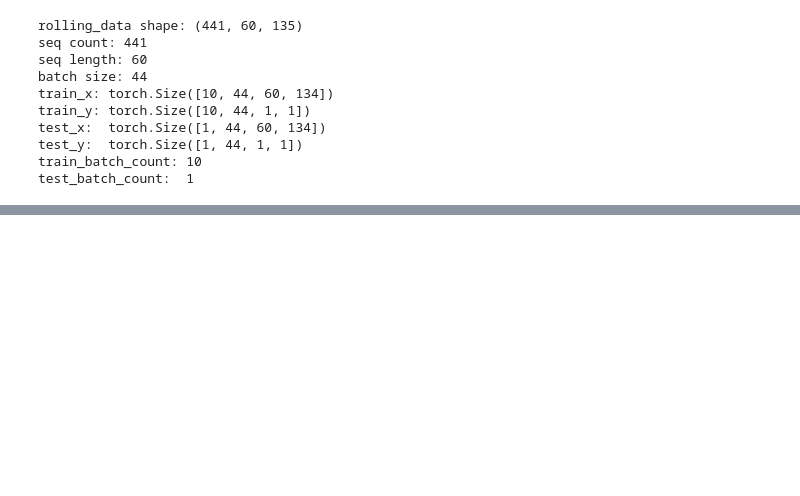
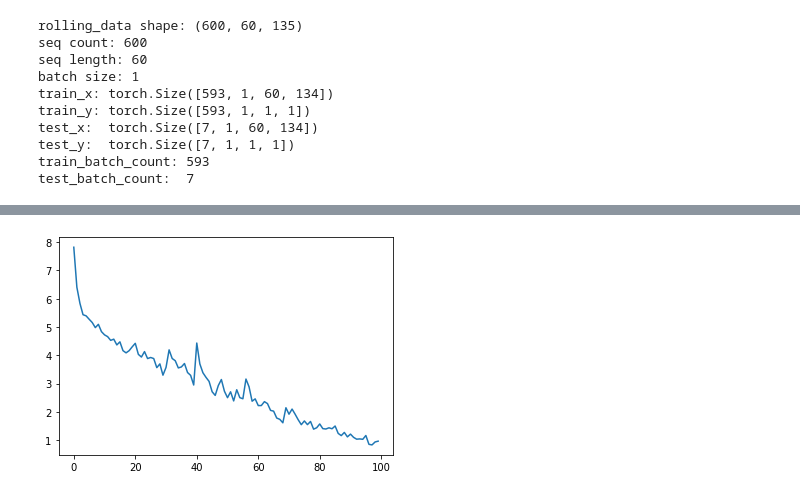
Before and after one commit to matrixleon18/SHUFE, a Jupyter notebook: jupyterlab/Model_LSTM2.ipynb, the cells around one changed output, grey strips where cells are left out. Saved outputs shown, nothing was run; the diff lists cells and outputs as text; code cells hidden in the pictures; blank space fills up the shorter version.

Commit message:
LSTM2模型改进了将h和c迭代输入到模型里进行train。

```diff
--- a/jupyterlab/Model_LSTM2.ipynb
+++ b/jupyterlab/Model_LSTM2.ipynb
@@ -29,8 +29,8 @@ dataset = dataset.fillna(0)
 # 将数据按照BATCH_SIZE的窗口进行滑动，每个窗口数据做一组
 # # 数据转成sequence的格式，这里定义每个seq的长度
 SEQ_LENGTH = 60
-BATCH_SIZE = 44                                                        # 注意：BATCH_SIZE是要能够整除(total_seq_count-1)的
-TEST_BATCH_COUNT = 1
+BATCH_SIZE = 1                                                        # 注意：BATCH_SIZE是要能够整除(total_seq_count-1)的
+TEST_BATCH_COUNT = 7
 Y_SEQ_LEN = 1                                                         # 要用2个y来表示预测的第一天和预测的第二天，对应 "future" 和 "future2",每个y都是1-D的，y的seq_len是2
 Y_DIM = 1
 X_DIM = dataset.shape[1]-Y_SEQ_LEN                                    # 表示输入的sequence里每个element有122维度，也是encoder的input_dim
@@ -48,9 +48,11 @@ print("seq count: {}".format(rolling_data.shape[0]))
 print("seq length: {}".format(SEQ_LENGTH))
 print("batch size: {}".format(BATCH_SIZE))
 
+test_seq_count = TEST_BATCH_COUNT * BATCH_SIZE
 
-train = rolling_data[:-1].reshape(-1, BATCH_SIZE, SEQ_LENGTH, X_DIM+Y_SEQ_LEN)           # 把数据转成 tain_batch_count x BATCH_SIZE x seq_len x in_dim 格式
-test  = rolling_data[-BATCH_SIZE:].reshape(-1, BATCH_SIZE, SEQ_LENGTH, X_DIM+Y_SEQ_LEN)  # 把数据转成 test_batch_count x BATCH_SIZE x seq_len x in_dim 格式
+
+train = rolling_data[:-test_seq_count].reshape(-1, BATCH_SIZE, SEQ_LENGTH, X_DIM+Y_SEQ_LEN)           # 把数据转成 tain_batch_count x BATCH_SIZE x seq_len x in_dim 格式
+test  = rolling_data[-test_seq_count:].reshape(-1, BATCH_SIZE, SEQ_LENGTH, X_DIM+Y_SEQ_LEN)           # 把数据转成 test_batch_count x BATCH_SIZE x seq_len x in_dim 格式
 
 train = torch.tensor(train)
 test  = torch.tensor(test)
@@ -76,16 +78,16 @@ print("test_y:  {}".format(test_y.shape))
 print("train_batch_count: {}".format(train.shape[0]))
 print("test_batch_count:  {}".format(test.shape[0]))
 # %% [output]
-rolling_data shape: (441, 60, 135)
-seq count: 441
+rolling_data shape: (600, 60, 135)
+seq count: 600
 seq length: 60
-batch size: 44
-train_x: torch.Size([10, 44, 60, 134])
-train_y: torch.Size([10, 44, 1, 1])
-test_x:  torch.Size([1, 44, 60, 134])
-test_y:  torch.Size([1, 44, 1, 1])
-train_batch_count: 10
-test_batch_count:  1
+batch size: 1
+train_x: torch.Size([593, 1, 60, 134])
+train_y: torch.Size([593, 1, 1, 1])
+test_x:  torch.Size([7, 1, 60, 134])
+test_y:  torch.Size([7, 1, 1, 1])
+train_batch_count: 593
+test_batch_count:  7
 # %%
 # 定义 LSTM 模型
 np.random.seed(1027)
@@ -99,19 +101,22 @@ NUM_LAYERS = 2
 
 
 class LSTMModel(nn.Module):
-    def __init__(self, input_size, hidden_layer_size, num_layers, output_size, dropout=0.1):
+    def __init__(self, input_size, hidden_layer_size, num_layers, output_size, dropout=0.2):
         super().__init__()
         self.dropout = nn.Dropout(dropout)
-        self.lstm1 = nn.LSTM(input_size=input_size, hidden_size=int(hidden_layer_size/2), num_layers=num_layers, batch_first=True)
-        self.lstm2 = nn.LSTM(input_size=int(hidden_layer_size/2), hidden_size=hidden_layer_size, num_layers=num_layers, batch_first=True)
+
+        self.lstm1 = nn.LSTM(input_size=input_size,        hidden_size=hidden_layer_size, num_layers=num_layers, batch_first=True, dropout=dropout)
+        self.lstm2 = nn.LSTM(input_size=hidden_layer_size, hidden_size=hidden_layer_size, num_layers=num_layers, batch_first=True, dropout=dropout)
+
+
         self.linear_1 = nn.Linear(hidden_layer_size, int(hidden_layer_size/4))
         self.relu = nn.ReLU()
         self.linear_2 = nn.Linear(hidden_layer_size, output_size)
 
-        self.h10 = torch.zeros(NUM_LAYERS, BATCH_SIZE, int(hidden_layer_size/2)*num_layers).double().to(device)
-        self.c10 = torch.zeros(NUM_LAYERS, BATCH_SIZE, int(hidden_layer_size/2)*num_layers).double().to(device)
-        self.h20 = torch.zeros(NUM_LAYERS, BATCH_SIZE, hidden_layer_size*num_layers).double().to(device)
-        self.c20 = torch.zeros(NUM_LAYERS, BATCH_SIZE, hidden_layer_size*num_layers).double().to(device)
+        self.h10 = torch.zeros(NUM_LAYERS, BATCH_SIZE, int(hidden_layer_size/2)).double().to(device)
+        self.c10 = torch.zeros(NUM_LAYERS, BATCH_SIZE, int(hidden_layer_size/2)).double().to(device)
+        self.h20 = torch.zeros(NUM_LAYERS, BATCH_SIZE, hidden_layer_size).double().to(device)
+        self.c20 = torch.zeros(NUM_LAYERS, BATCH_SIZE, hidden_layer_size).double().to(device)
 
         self.init_weights2()
 
@@ -163,10 +168,11 @@ class LSTMModel(nn.Module):
             elif 'weight_hh' in name:
                 nn.init.orthogonal_(param)
 
-    def forward(self, x):
+    def forward(self, x, hidden, cell):
 
         # layer 1
         # x = self.linear_1(x)
+
         x = self.dropout(x)
 
         # We need to detach as we are doing truncated backpropagation through time (BPTT)
@@ -174,13 +180,14 @@ class LSTMModel(nn.Module):
         # LSTM layer
         # lstm_out, (h_n, c_n) = self.lstm(x, (self.h0.detach(), self.c0.detach()))
 
-        lstm1_out, (h1_n, c1_n) = self.lstm1(x, (self.h10, self.c10))
+        lstm1_out, (h1_n, c1_n) = self.lstm1(x, (hidden, cell))
 
         lstm1_out = self.dropout(lstm1_out)
 
-        lstm_out, (h_n, c_n) = self.lstm2(lstm1_out, (self.h20, self.c20))
+        lstm_out, (h2_n, c2_n) = self.lstm2(lstm1_out, (h1_n, c1_n))
 
         # lstm_out = self.dropout(lstm_out)
 
         predictions = self.linear_2(lstm_out)
-        return predictions
+
+        return predictions, h2_n, c2_n
@@ -298,9 +207,13 @@ epoch_loss = 0
 epoch_loss_list = []
 train_batch_count = train_x.shape[0]
 
+h0 = torch.zeros(NUM_LAYERS, BATCH_SIZE, HIDDEN_SIZE).double().to(device)
+c0 = torch.zeros(NUM_LAYERS, BATCH_SIZE, HIDDEN_SIZE).double().to(device)
+
 for epoch in range(epoches):
     for step in range(train_batch_count):
-        pred = model(train_x[step])
+        pred, hn, cn = model(train_x[step], h0, c0)
+        h0, c0 = hn.detach(), cn.detach()
         loss = loss_func(pred[:,-1], train_y[step][:,-1])                # Compare the all sequences' last element in one batch
         optimizer.zero_grad()
         loss.backward()
@@ -347,3 +260,4 @@ plt.show()
+[figure, added]
 # %%
 # 保存模型
 torch.save(model, 'e:\\Model_LSTM2.pkl')
```
Also changed, not shown: parts of 3 cells of this notebook, 1 other file.
